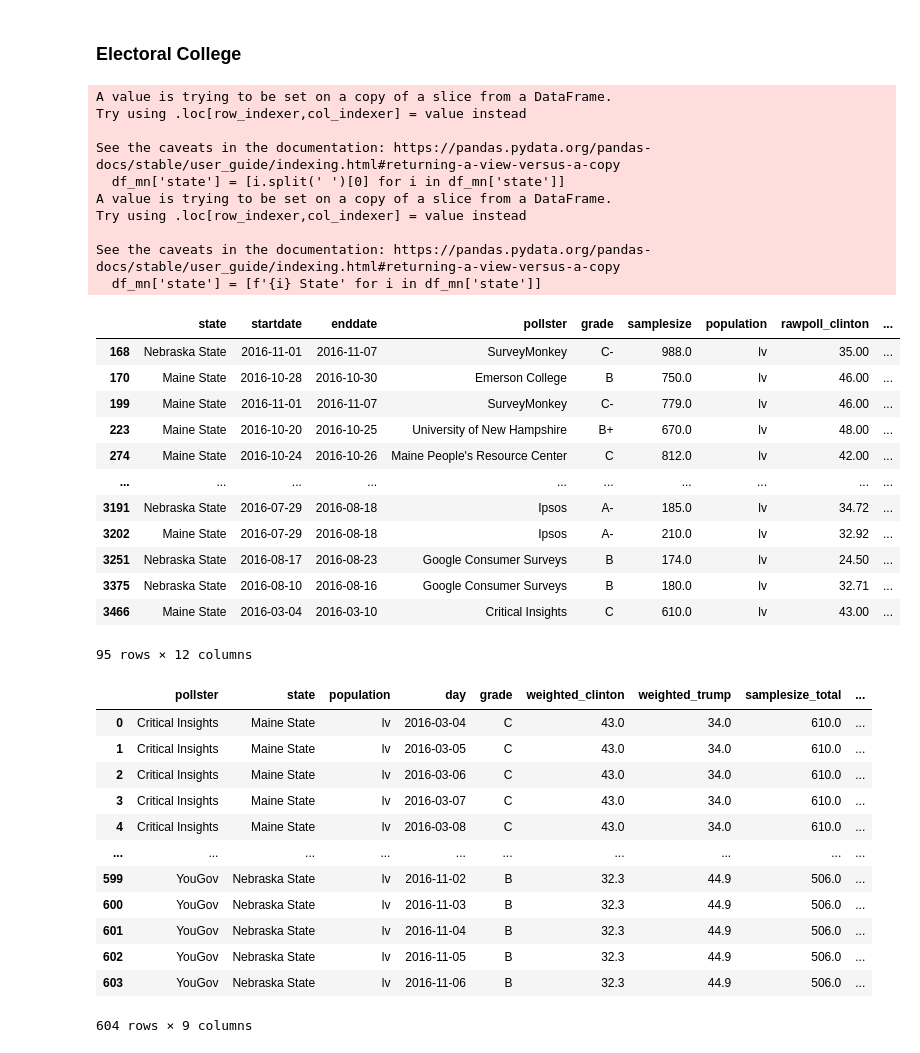
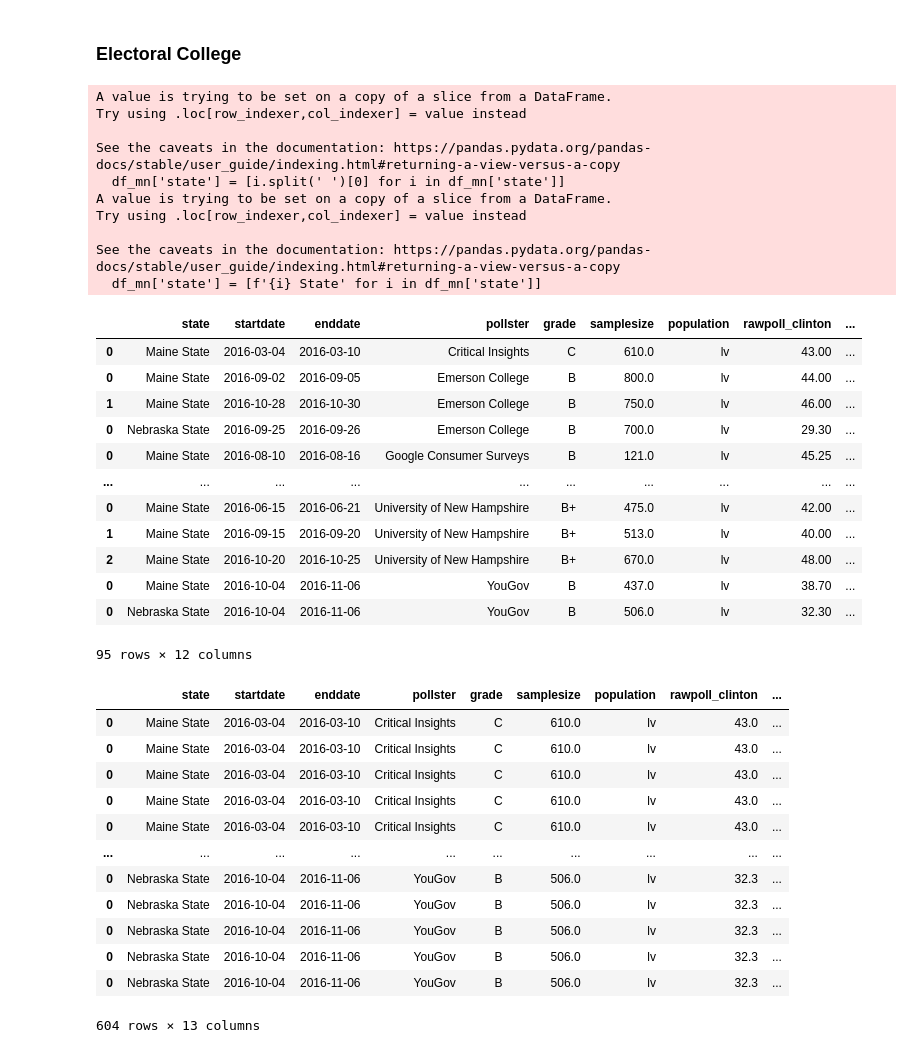
Before and after one commit to mairihallman/MAT-4376E-F24, a Jupyter notebook: 1-data-visualization/data_cleaning.ipynb, the cells around one changed output. Drawn from its saved outputs; the diff is of its cells as text; code cells hidden in the pictures.

```diff
--- a/1-data-visualization/data_cleaning.ipynb
+++ b/1-data-visualization/data_cleaning.ipynb
@@ -48,6 +35,6 @@ Name: count, dtype: int64
 # %%
 grade_order = ["F","D","D+","C-","C","C+","B-","B","B+","A-","A","A+"] # still included missing grades
-df['grade'] = pd.Categorical(df['grade'], categories=grade_order, ordered=True)
+df['grade'] = pd.Categorical(df['grade'], categories=grade_order[::-1], ordered=True)
 # %%
 df["population"].value_counts() # will probably just use likely voters, but keeping all for now in case
 # %% [output]
@@ -122,3 +109,13 @@ adjpoll_clinton                    45.20163
 adjpoll_trump                       41.7243
 samplesizeadj                        2220.0
 Name: 0, dtype: object
+# %%
+def adjust_dates(group):
+    group = group.sort_values(by='startdate').reset_index(drop=True)
+    for i in range(len(group) - 1):
+        if group.loc[i, 'enddate'] >= group.loc[i+1, 'startdate']:
+            group.loc[i, 'enddate'] = group.loc[i+1, 'startdate'] - pd.Timedelta(days=1)
+    return group
+
+# Group by 'poll_name' and apply the function to adjust date ranges within each poll
+df_adj = df.groupby(['pollster', 'state', 'population', 'grade'], group_keys=False,dropna=False).apply(adjust_dates)
@@ -212,7 +216,7 @@ df_agg.to_csv('data-p1/agg_polls_by_day.csv', index=False) # csv format in case
 # %% [markdown]
 ### Electoral College
 # %%
-df_mn = df[(df['state'] == 'Maine') | (df['state'] == 'Nebraska')]
+df_mn = df_adj[(df_adj['state'] == 'Maine') | (df_adj['state'] == 'Nebraska')]
 df_mn['state'] = [i.split(' ')[0] for i in df_mn['state']]
 df_mn['state'] = [f'{i} State' for i in df_mn['state']]
 df_mn
@@ -228,36 +232,37 @@ Try using .loc[row_indexer,col_indexer] = value instead
 See the caveats in the documentation: https://pandas.pydata.org/pandas-docs/stable/user_guide/indexing.html#returning-a-view-versus-a-copy
   df_mn['state'] = [f'{i} State' for i in df_mn['state']]
 |  | state | startdate | enddate | pollster | grade | samplesize | population | rawpoll_clinton | ... |
-| 168 | Nebraska State | 2016-11-01 | 2016-11-07 | SurveyMonkey | C- | 988.0 | lv | 35.00 | ... |
-| 170 | Maine State | 2016-10-28 | 2016-10-30 | Emerson College | B | 750.0 | lv | 46.00 | ... |
-| 199 | Maine State | 2016-11-01 | 2016-11-07 | SurveyMonkey | C- | 779.0 | lv | 46.00 | ... |
-| 223 | Maine State | 2016-10-20 | 2016-10-25 | University of New Hampshire | B+ | 670.0 | lv | 48.00 | ... |
-| 274 | Maine State | 2016-10-24 | 2016-10-26 | Maine People's Resource Center | C | 812.0 | lv | 42.00 | ... |
+| 0 | Maine State | 2016-03-04 | 2016-03-10 | Critical Insights | C | 610.0 | lv | 43.00 | ... |
+| 0 | Maine State | 2016-09-02 | 2016-09-05 | Emerson College | B | 800.0 | lv | 44.00 | ... |
+| 1 | Maine State | 2016-10-28 | 2016-10-30 | Emerson College | B | 750.0 | lv | 46.00 | ... |
+| 0 | Nebraska State | 2016-09-25 | 2016-09-26 | Emerson College | B | 700.0 | lv | 29.30 | ... |
+| 0 | Maine State | 2016-08-10 | 2016-08-16 | Google Consumer Surveys | B | 121.0 | lv | 45.25 | ... |
 | ... | ... | ... | ... | ... | ... | ... | ... | ... | ... |
-| 3191 | Nebraska State | 2016-07-29 | 2016-08-18 | Ipsos | A- | 185.0 | lv | 34.72 | ... |
-| 3202 | Maine State | 2016-07-29 | 2016-08-18 | Ipsos | A- | 210.0 | lv | 32.92 | ... |
-| 3251 | Nebraska State | 2016-08-17 | 2016-08-23 | Google Consumer Surveys | B | 174.0 | lv | 24.50 | ... |
-| 3375 | Nebraska State | 2016-08-10 | 2016-08-16 | Google Consumer Surveys | B | 180.0 | lv | 32.71 | ... |
-| 3466 | Maine State | 2016-03-04 | 2016-03-10 | Critical Insights | C | 610.0 | lv | 43.00 | ... |
+| 0 | Maine State | 2016-06-15 | 2016-06-21 | University of New Hampshire | B+ | 475.0 | lv | 42.00 | ... |
+| 1 | Maine State | 2016-09-15 | 2016-09-20 | University of New Hampshire | B+ | 513.0 | lv | 40.00 | ... |
+| 2 | Maine State | 2016-10-20 | 2016-10-25 | University of New Hampshire | B+ | 670.0 | lv | 48.00 | ... |
+| 0 | Maine State | 2016-10-04 | 2016-11-06 | YouGov | B | 437.0 | lv | 38.70 | ... |
+| 0 | Nebraska State | 2016-10-04 | 2016-11-06 | YouGov | B | 506.0 | lv | 32.30 | ... |
 95 rows × 12 columns
 # %%
-expanded_df_mn = split_to_individual_days(df_mn)
-df_agg_mn = aggregate_by_day(expanded_df_mn)
+# expanded_df_mn = split_to_individual_days(df_mn)
+# df_agg_mn = aggregate_by_day(expanded_df_mn)
+df_agg_mn = split_to_individual_days(df_mn)
 df_agg_mn
 # %% [output]
-|  | pollster | state | population | day | grade | weighted_clinton | weighted_trump | samplesize_total | ... |
-| 0 | Critical Insights | Maine State | lv | 2016-03-04 | C | 43.0 | 34.0 | 610.0 | ... |
-| 1 | Critical Insights | Maine State | lv | 2016-03-05 | C | 43.0 | 34.0 | 610.0 | ... |
-| 2 | Critical Insights | Maine State | lv | 2016-03-06 | C | 43.0 | 34.0 | 610.0 | ... |
-| 3 | Critical Insights | Maine State | lv | 2016-03-07 | C | 43.0 | 34.0 | 610.0 | ... |
-| 4 | Critical Insights | Maine State | lv | 2016-03-08 | C | 43.0 | 34.0 | 610.0 | ... |
+|  | state | startdate | enddate | pollster | grade | samplesize | population | rawpoll_clinton | ... |
+| 0 | Maine State | 2016-03-04 | 2016-03-10 | Critical Insights | C | 610.0 | lv | 43.0 | ... |
+| 0 | Maine State | 2016-03-04 | 2016-03-10 | Critical Insights | C | 610.0 | lv | 43.0 | ... |
+| 0 | Maine State | 2016-03-04 | 2016-03-10 | Critical Insights | C | 610.0 | lv | 43.0 | ... |
+| 0 | Maine State | 2016-03-04 | 2016-03-10 | Critical Insights | C | 610.0 | lv | 43.0 | ... |
+| 0 | Maine State | 2016-03-04 | 2016-03-10 | Critical Insights | C | 610.0 | lv | 43.0 | ... |
 | ... | ... | ... | ... | ... | ... | ... | ... | ... | ... |
-| 599 | YouGov | Nebraska State | lv | 2016-11-02 | B | 32.3 | 44.9 | 506.0 | ... |
-| 600 | YouGov | Nebraska State | lv | 2016-11-03 | B | 32.3 | 44.9 | 506.0 | ... |
-| 601 | YouGov | Nebraska State | lv | 2016-11-04 | B | 32.3 | 44.9 | 506.0 | ... |
-| 602 | YouGov | Nebraska State | lv | 2016-11-05 | B | 32.3 | 44.9 | 506.0 | ... |
-| 603 | YouGov | Nebraska State | lv | 2016-11-06 | B | 32.3 | 44.9 | 506.0 | ... |
+| 0 | Nebraska State | 2016-10-04 | 2016-11-06 | YouGov | B | 506.0 | lv | 32.3 | ... |
+| 0 | Nebraska State | 2016-10-04 | 2016-11-06 | YouGov | B | 506.0 | lv | 32.3 | ... |
+| 0 | Nebraska State | 2016-10-04 | 2016-11-06 | YouGov | B | 506.0 | lv | 32.3 | ... |
+| 0 | Nebraska State | 2016-10-04 | 2016-11-06 | YouGov | B | 506.0 | lv | 32.3 | ... |
+| 0 | Nebraska State | 2016-10-04 | 2016-11-06 | YouGov | B | 506.0 | lv | 32.3 | ... |
-604 rows × 9 columns
+604 rows × 13 columns
 # %%
 df_agg_all = pd.concat([df_agg, df_agg_mn])
 df_agg_all
```
Also changed, not shown: parts of 8 cells of this notebook, 7 other files.
